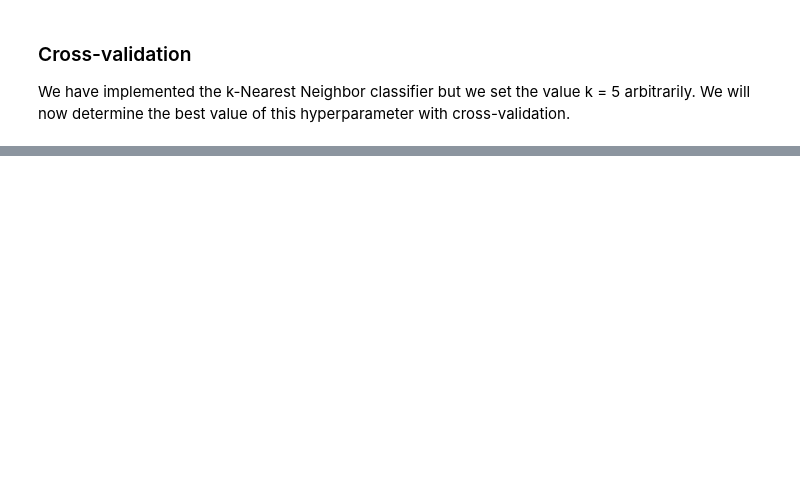
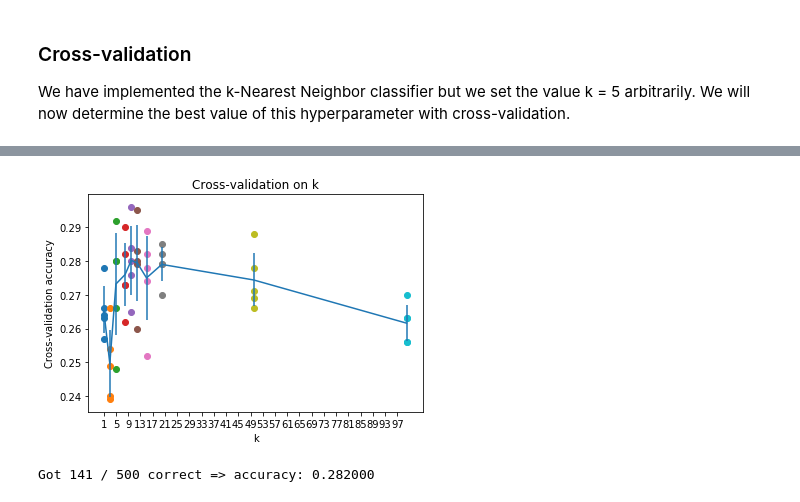
Before and after one commit to messywind/CS231n, a Jupyter notebook: assignment1/knn.ipynb, the cells around one changed output, grey strips where cells are left out. Saved outputs shown, nothing was run; the diff lists cells and outputs as text; code cells hidden in the pictures; blank space fills up the shorter version.

```diff
--- a/assignment1/knn.ipynb
+++ b/assignment1/knn.ipynb
@@ -246,7 +299,8 @@ y_train_folds = []
 ################################################################################
 # *****START OF YOUR CODE (DO NOT DELETE/MODIFY THIS LINE)*****
 
-pass
+X_train_folds = np.array_split(X_train, num_folds)
+y_train_folds = np.array_split(y_train, num_folds)
 
 # *****END OF YOUR CODE (DO NOT DELETE/MODIFY THIS LINE)*****
 
@@ -267,7 +321,28 @@ k_to_accuracies = {}
 ################################################################################
 # *****START OF YOUR CODE (DO NOT DELETE/MODIFY THIS LINE)*****
 
-pass
+for k in k_choices:
+    k_to_accuracies[k] = []
+    for fold in range(num_folds):
+        # 使用除当前 fold 以外的所有 fold 作为训练数据
+        X_train_fold = np.concatenate([X_train_folds[i] for i in range(num_folds) if i != fold])
+        y_train_fold = np.concatenate([y_train_folds[i] for i in range(num_folds) if i != fold])
+
+        # 当前 fold 作为验证集
+        X_val_fold = X_train_folds[fold]
+        y_val_fold = y_train_folds[fold]
+
+        # 训练 k-NN 分类器
+        classifier = KNearestNeighbor()
+        classifier.train(X_train_fold, y_train_fold)
+
+        # 在验证集上进行预测
+        y_val_pred = classifier.predict(X_val_fold, k=k, num_loops=0)
+
+        # 计算准确率
+        num_correct = np.sum(y_val_pred == y_val_fold)
+        accuracy = num_correct / len(y_val_fold)
+        k_to_accuracies[k].append(accuracy)
 
 # *****END OF YOUR CODE (DO NOT DELETE/MODIFY THIS LINE)*****
 
@@ -278,22 +371,25 @@ for k in sorted(k_to_accuracies):
 # %%
 # plot the raw observations
 for k in k_choices:
     accuracies = k_to_accuracies[k]
     plt.scatter([k] * len(accuracies), accuracies)
 
 # plot the trend line with error bars that correspond to standard deviation
 accuracies_mean = np.array([np.mean(v) for k,v in sorted(k_to_accuracies.items())])
 accuracies_std = np.array([np.std(v) for k,v in sorted(k_to_accuracies.items())])
 plt.errorbar(k_choices, accuracies_mean, yerr=accuracies_std)
 plt.title('Cross-validation on k')
 plt.xlabel('k')
+plt.xticks(np.arange(min(k_choices), max(k_choices) + 1, 4))
 plt.ylabel('Cross-validation accuracy')
 plt.show()
+# %% [output]
+[figure, added]
 # %%
 # Based on the cross-validation results above, choose the best value for k,
 # retrain the classifier using all the training data, and test it on the test
 # data. You should be able to get above 28% accuracy on the test data.
-best_k = 1
+best_k = 10
 
 classifier = KNearestNeighbor()
 classifier.train(X_train, y_train)
@@ -303,6 +399,8 @@ y_test_pred = classifier.predict(X_test, k=best_k)
 num_correct = np.sum(y_test_pred == y_test)
 accuracy = float(num_correct) / num_test
 print('Got %d / %d correct => accuracy: %f' % (num_correct, num_test, accuracy))
+# %% [output]
+Got 141 / 500 correct => accuracy: 0.282000
 # %% [markdown]
 **Inline Question 3**
 
```
Also changed, not shown: parts of 13 cells of this notebook, 2 other files.
